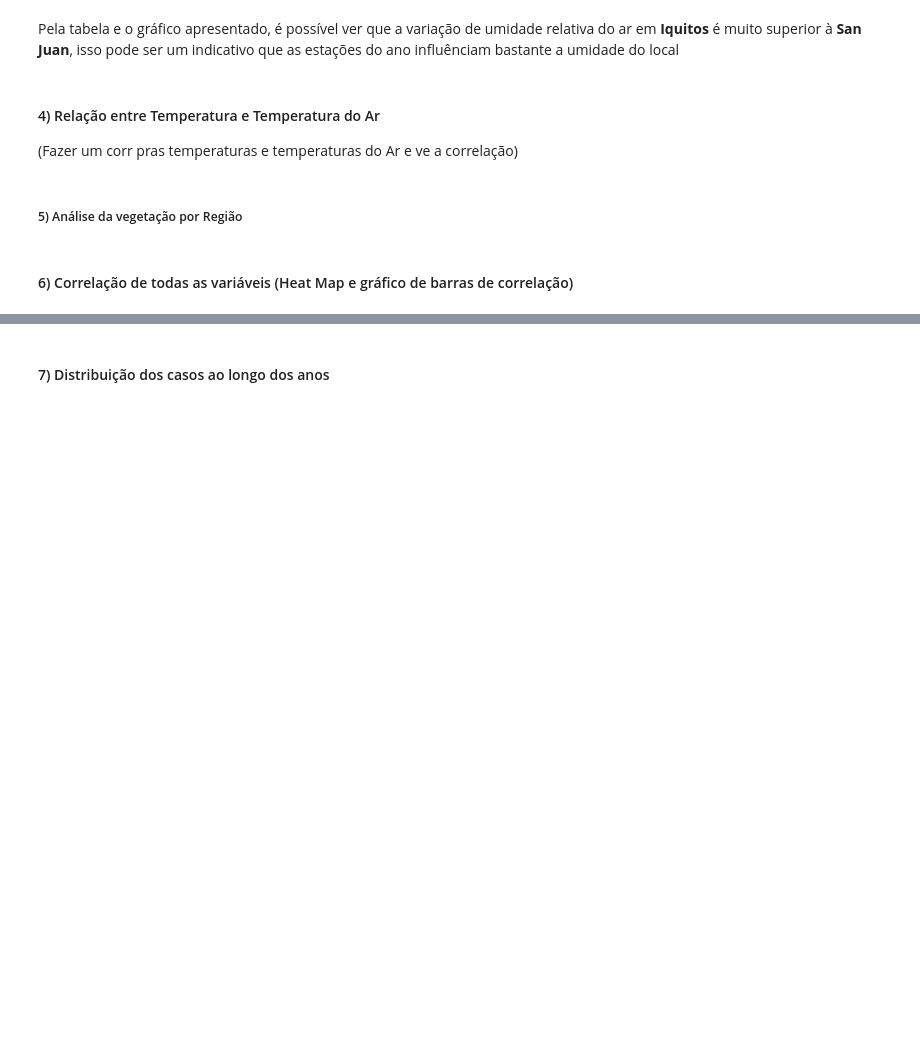
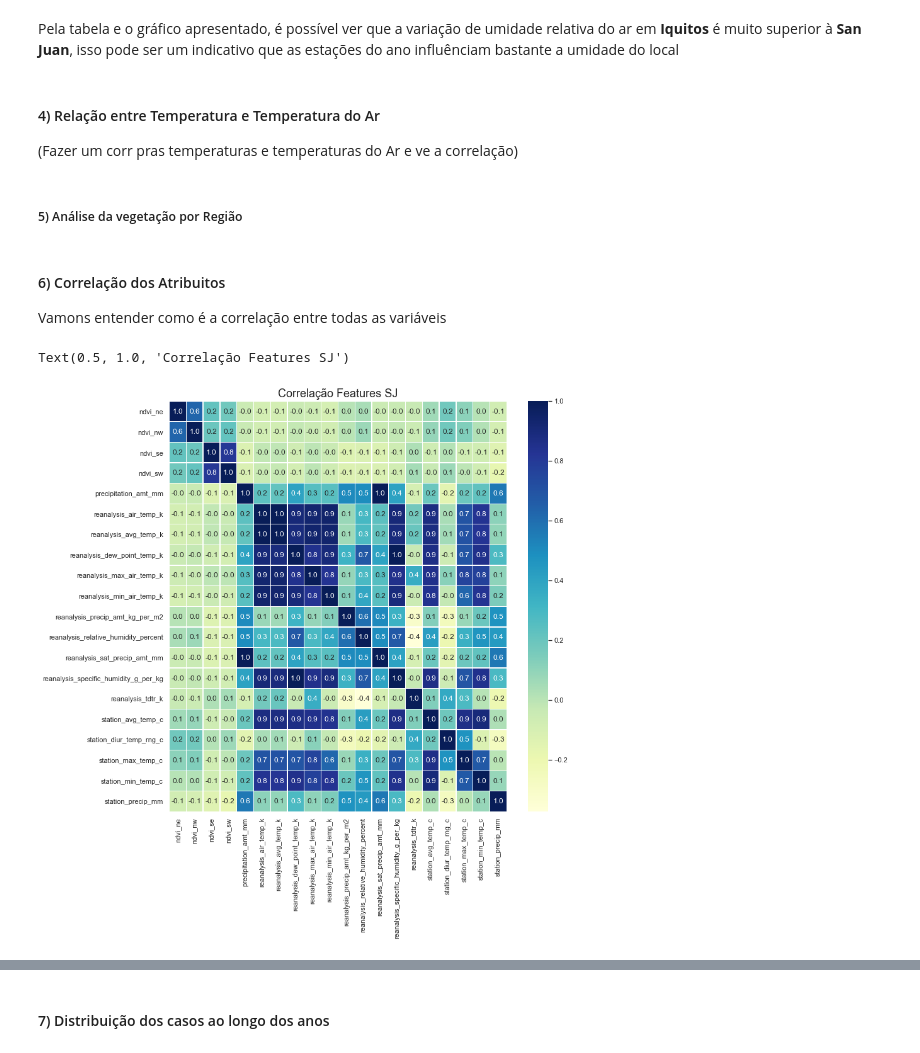
Before and after one commit to ciencia-dados-ifsp-grupo5/DengAI, a Jupyter notebook: notebooks/dengAI.ipynb, the cells around one changed output, grey strips where cells are left out. Cells and saved outputs as stored; diff of their text form; code cells hidden in the pictures; blank space fills up the shorter version.

```diff
--- a/notebooks/dengAI.ipynb
+++ b/notebooks/dengAI.ipynb
@@ -497,5 +497,14 @@ Pela tabela e o gráfico apresentado, é possível ver que a variação de umida
 (Fazer um corr pras temperaturas e temperaturas do Ar e ve a correlação)
 # %% [markdown]
 ##### 5) Análise da vegetação por Região
-# %% [markdown]
-#### 6) Correlação de todas as variáveis (Heat Map e gráfico de barras de correlação)
+# %% [markdown]
+#### 6) Correlação dos Atribuitos
+
+Vamons entender como é a correlação entre todas as variáveis
+# %%
+plt.figure(figsize=(12,12))
+sns.heatmap(sj_features.corr(), linewidths=.3, cmap="YlGnBu", annot = True, fmt = '.1f')
+plt.title('Correlação Features SJ')
+# %% [output]
+Text(0.5, 1.0, 'Correlação Features SJ')
+[figure, added]
```
Also changed, not shown: parts of 12 cells of this notebook.
